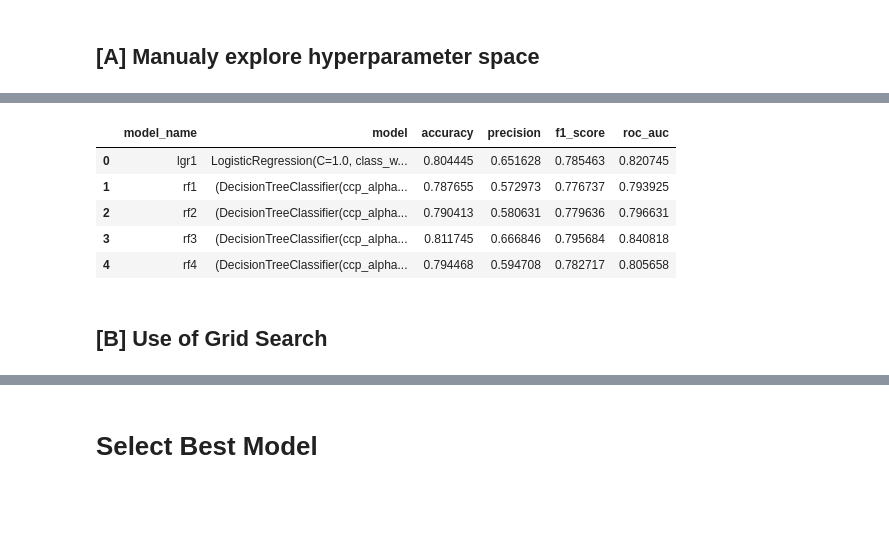
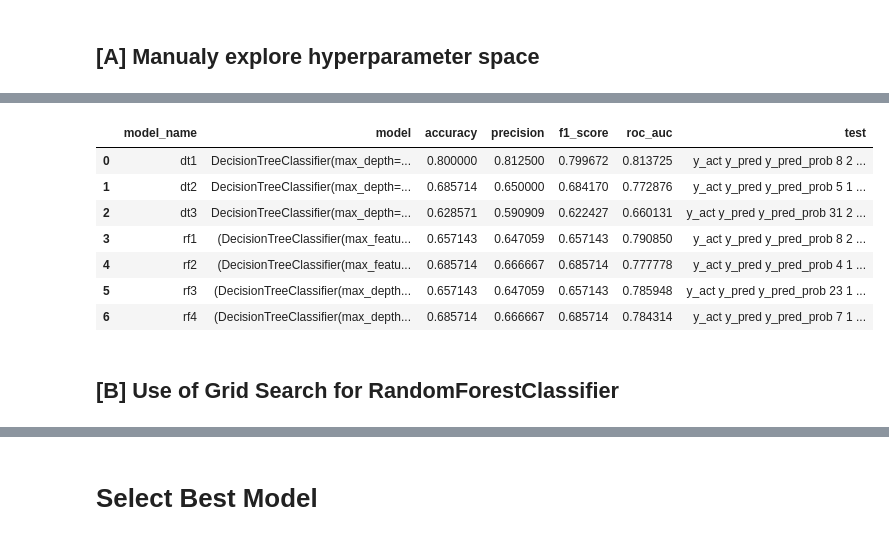
Before and after one commit to NSBBala/CapstoneProject, a Jupyter notebook: Cancer_Identification.ipynb, the cells around one changed output, grey strips where cells are left out. Cells and saved outputs as stored; diff of their text form; code cells hidden in the pictures; blank space fills up the shorter version.

```diff
--- a/Cancer_Identification.ipynb
+++ b/Cancer_Identification.ipynb
@@ -226,2 +241,0 @@ response
-# %%
-data['is_male'] = np.where(data['sex']==' Male',1,0)
@@ -248,0 +242,3 @@ data[X_variables].head()
+# %%
+X_variables = ['Age',  'BMI', 'Glucose', 'Insulin', 'HOMA', 'Leptin', 'Adiponectin', 'Resistin', 'MCP.1']
+data[X_variables].head()
@@ -249,4 +252,4 @@ data[X_variables].head()
 # %%
-y_varibale = 'y_act'
+y_varibale = 'Classification'
 data[y_varibale].head()
 # %% [output]
@@ -313,11 +301,16 @@ Test sample size  = 12329
 # %%
+#Training Function
+#Prediction also included
 def model_train(model, model_name, X_train, y_train, X_test, y_test):
     model.fit(X_train, y_train)
 
+    #Prediction
     y_pred = model.predict(X_test)
     y_pred_prob = model.predict_proba(X_test)[:, 1]
     test_result = pd.DataFrame(data={'y_act':y_test, 'y_pred':y_pred, 'y_pred_prob':y_pred_prob})
+    #test_result.sample(10)
 
+    #Model Evaluation
     accuracy = metrics.accuracy_score(test_result['y_act'], test_result['y_pred'])
     precision = metrics.precision_score(test_result['y_act'], test_result['y_pred'], average='binary', pos_label=1)
     f1_score = metrics.f1_score(test_result['y_act'], test_result['y_pred'], average='weighted')  #weighted accounts for label imbalance.
@@ -329,5 +322,6 @@ def model_train(model, model_name, X_train, y_train, X_test, y_test):
                    'precision':precision,
                   'f1_score':f1_score,
                   'roc_auc':roc_auc,
+                  'test':test_result.sample(10),
                   })
 # %%
@@ -370,7 +391,9 @@ model0
 ## [A] Manualy explore hyperparameter space
 # %%
 models = []
-models.append(model_train(LogisticRegression(n_jobs=3, verbose=1), 'lgr1', X_train, y_train, X_test, y_test))
+models.append(model_train(DecisionTreeClassifier(random_state=0, max_depth=5, min_samples_split=10), 'dt1', X_train, y_train, X_test, y_test))
+models.append(model_train(DecisionTreeClassifier(random_state=0, max_depth=10, min_samples_split=20), 'dt2', X_train, y_train, X_test, y_test))
+models.append(model_train(DecisionTreeClassifier(random_state=0, max_depth=20, min_samples_split=40), 'dt3', X_train, y_train, X_test, y_test))
 models.append(model_train(RandomForestClassifier(n_estimators=100, max_depth=None, n_jobs=3, verbose=1), 'rf1', X_train, y_train, X_test, y_test))
 models.append(model_train(RandomForestClassifier(n_estimators=500, max_depth=None, n_jobs=3, verbose=1), 'rf2', X_train, y_train, X_test, y_test))
 models.append(model_train(RandomForestClassifier(n_estimators=500, max_depth=10, n_jobs=3, verbose=1), 'rf3', X_train, y_train, X_test, y_test))
@@ -398,11 +421,13 @@ models
-|  | model_name | model | accuracy | precision | f1_score | roc_auc |
-| 0 | lgr1 | LogisticRegression(C=1.0, class_w... | 0.804445 | 0.651628 | 0.785463 | 0.820745 |
-| 1 | rf1 | (DecisionTreeClassifier(ccp_alpha... | 0.787655 | 0.572973 | 0.776737 | 0.793925 |
-| 2 | rf2 | (DecisionTreeClassifier(ccp_alpha... | 0.790413 | 0.580631 | 0.779636 | 0.796631 |
-| 3 | rf3 | (DecisionTreeClassifier(ccp_alpha... | 0.811745 | 0.666846 | 0.795684 | 0.840818 |
-| 4 | rf4 | (DecisionTreeClassifier(ccp_alpha... | 0.794468 | 0.594708 | 0.782717 | 0.805658 |
+|  | model_name | model | accuracy | precision | f1_score | roc_auc | test |
+| 0 | dt1 | DecisionTreeClassifier(max_depth=... | 0.800000 | 0.812500 | 0.799672 | 0.813725 | y_act y_pred y_pred_prob 8 2 ... |
+| 1 | dt2 | DecisionTreeClassifier(max_depth=... | 0.685714 | 0.650000 | 0.684170 | 0.772876 | y_act y_pred y_pred_prob 5 1 ... |
+| 2 | dt3 | DecisionTreeClassifier(max_depth=... | 0.628571 | 0.590909 | 0.622427 | 0.660131 | y_act y_pred y_pred_prob 31 2 ... |
+| 3 | rf1 | (DecisionTreeClassifier(max_featu... | 0.657143 | 0.647059 | 0.657143 | 0.790850 | y_act y_pred y_pred_prob 8 2 ... |
+| 4 | rf2 | (DecisionTreeClassifier(max_featu... | 0.685714 | 0.666667 | 0.685714 | 0.777778 | y_act y_pred y_pred_prob 4 1 ... |
+| 5 | rf3 | (DecisionTreeClassifier(max_depth... | 0.657143 | 0.647059 | 0.657143 | 0.785948 | y_act y_pred y_pred_prob 23 1 ... |
+| 6 | rf4 | (DecisionTreeClassifier(max_depth... | 0.685714 | 0.666667 | 0.685714 | 0.784314 | y_act y_pred y_pred_prob 7 1 ... |
 # %% [markdown]
-## [B] Use of Grid Search
+## [B] Use of Grid Search for RandomForestClassifier
 # %%
 from sklearn.model_selection import GridSearchCV
 
```
Also changed, not shown: parts of 77 cells of this notebook, 1 other file.
